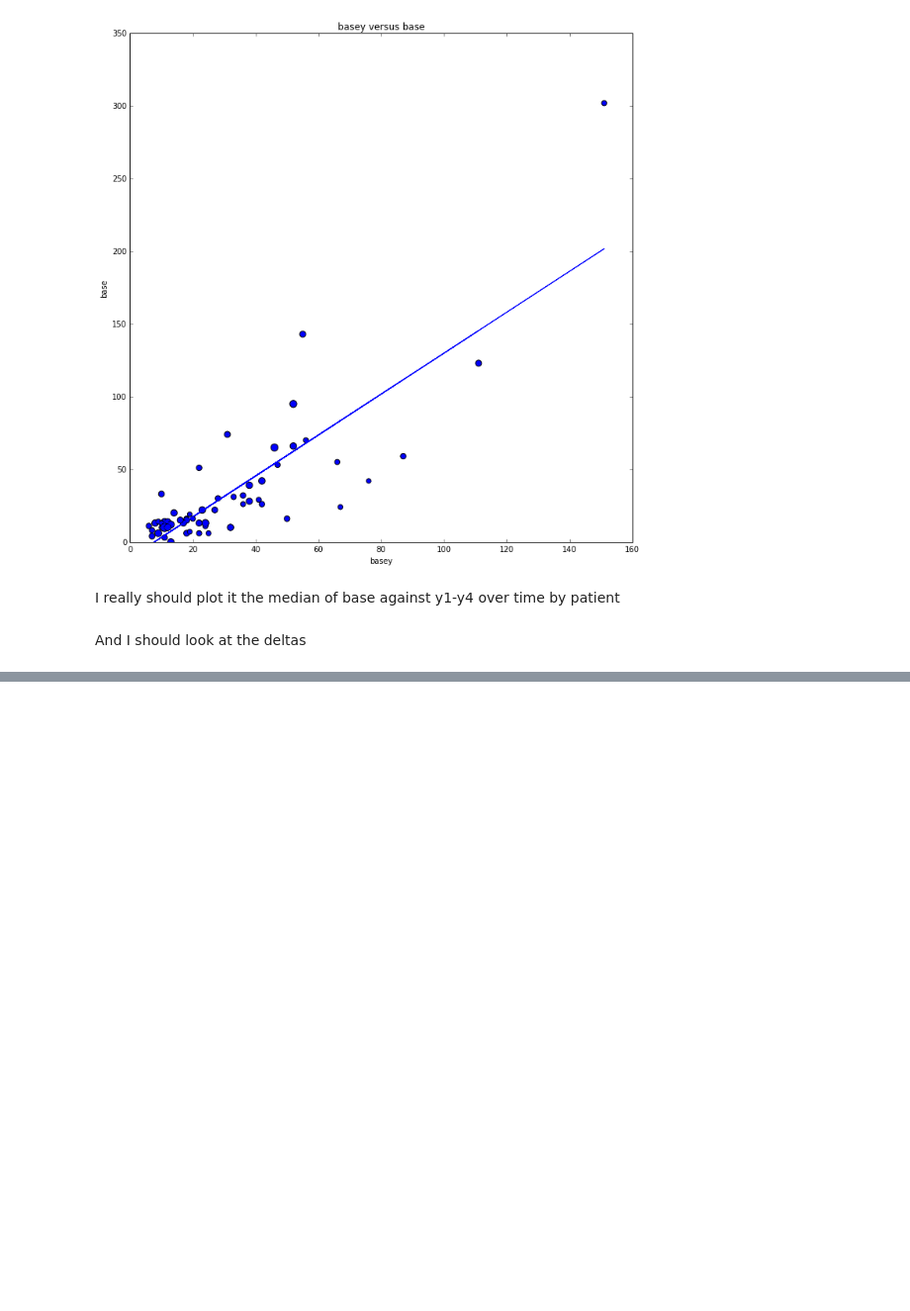
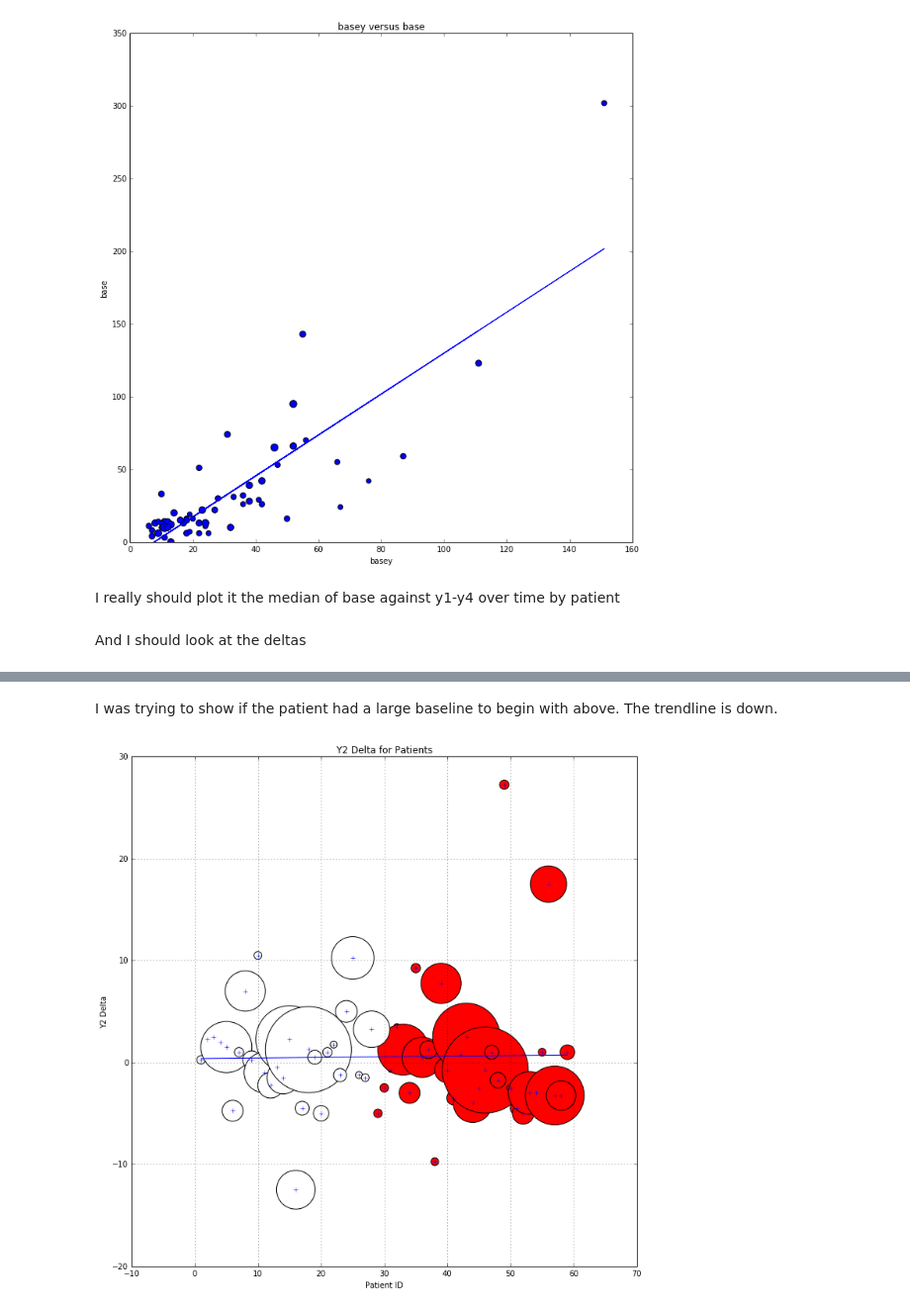
Before and after one commit to harvard-team-pivot/epilepsy-prediction, a Jupyter notebook: Team_Pivot_CS109A_Final_Project_Milestone_3_Sean.ipynb, the cells around one changed output, grey strips where cells are left out. Shown at 99% size. Drawn from its saved outputs; the diff is of its cells as text; code cells hidden in the pictures; blank space fills up the shorter version.

```diff
--- a/Team_Pivot_CS109A_Final_Project_Milestone_3_Sean.ipynb
+++ b/Team_Pivot_CS109A_Final_Project_Milestone_3_Sean.ipynb
@@ -193,0 +219,25 @@ TypeError: ("'Series' object is not callable", u'occurred at index ID')
+# %% [markdown]
+I was trying to show if the patient had a large baseline to begin with above.  The trendline is down.
+# %%
+fig, ax = plt.subplots(1, 1, sharex=True, sharey=True, figsize=(10,10))
+
+x = seizure_raw['ID']
+y = seizure_raw['y2']-(seizure_raw['base']/4)
+z = seizure_raw['treatment']
+size = (seizure_raw['base'])
+fit = np.polyfit(x, y, 1)
+fitx = np.poly1d(fit)
+ax.plot(x, y, 'b+', x, fitx(x),'b-')
+ax.set_xlabel('Patient ID')
+ax.set_ylabel('Y2 Delta')
+ax.set_title('Y2 Delta for Patients')
+#Plot Progabide locations as green dots
+ax.scatter(x[z == 1], y[z == 1], c='red', label='Progabide',s=size**2)
+#Plot placebo locations as white dots
+ax.scatter(x[z == 0], y[z == 0], c='white', label='placebo',s=size**2)
+# ax.scatter(x, y)
+plt.grid(True)
+plt.tight_layout()
+plt.show()
+# %% [output]
+[figure, added]
```
Also changed, not shown: parts of 9 cells of this notebook.
